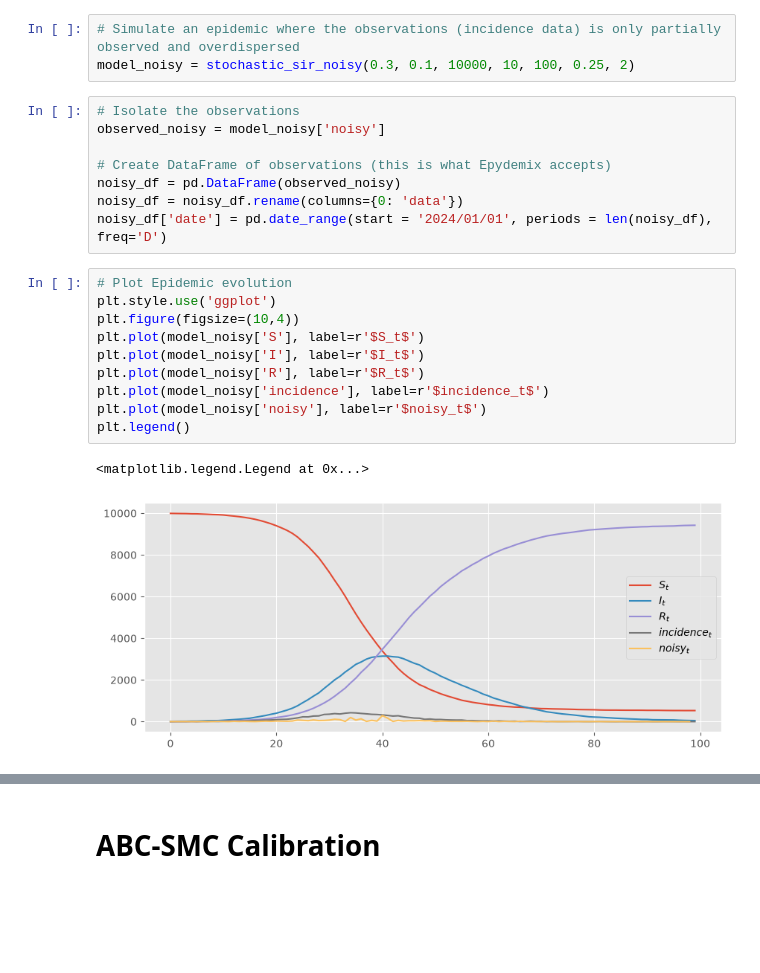
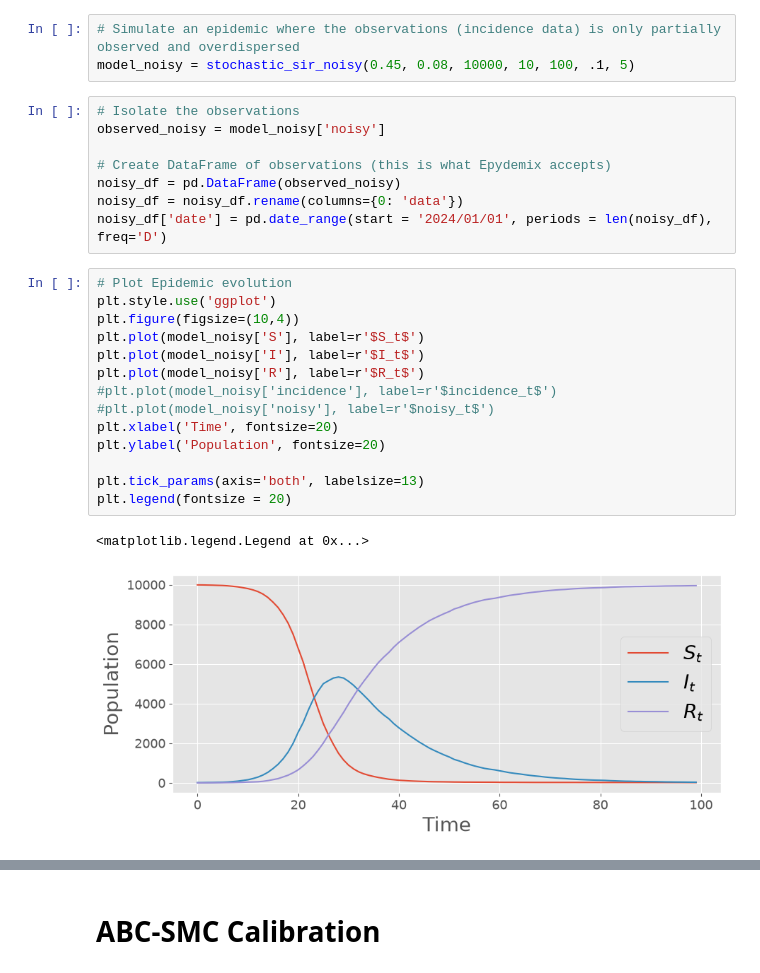
Before and after one commit to 19386928-oss/SIR_Model, a Jupyter notebook: src/Epydemix/ABC_SMC_Noisy.ipynb, the cells around one changed output, grey strips where cells are left out. Saved outputs shown, nothing was run; the diff lists cells and outputs as text; blank space fills up the shorter version.

```diff
--- a/src/Epydemix/ABC_SMC_Noisy.ipynb
+++ b/src/Epydemix/ABC_SMC_Noisy.ipynb
@@ -33,7 +33,7 @@ from Epy_functions import weighted_ess
 # Simulation
 # %%
 # Simulate an epidemic where the observations (incidence data) is only partially observed and overdispersed
-model_noisy = stochastic_sir_noisy(0.3, 0.1, 10000, 10, 100, 0.25, 2)
+model_noisy = stochastic_sir_noisy(0.45, 0.08, 10000, 10, 100, .1, 5)
 # %%
 # Isolate the observations
 observed_noisy = model_noisy['noisy']
@@ -45,16 +45,20 @@ noisy_df['date'] = pd.date_range(start = '2024/01/01', periods = len(noisy_df),
 # %%
 # Plot Epidemic evolution
 plt.style.use('ggplot')
 plt.figure(figsize=(10,4))
 plt.plot(model_noisy['S'], label=r'$S_t$')
 plt.plot(model_noisy['I'], label=r'$I_t$')
 plt.plot(model_noisy['R'], label=r'$R_t$')
-plt.plot(model_noisy['incidence'], label=r'$incidence_t$')
-plt.plot(model_noisy['noisy'], label=r'$noisy_t$')
-plt.legend()
+#plt.plot(model_noisy['incidence'], label=r'$incidence_t$')
+#plt.plot(model_noisy['noisy'], label=r'$noisy_t$')
+plt.xlabel('Time', fontsize=20)
+plt.ylabel('Population', fontsize=20)
+
+plt.tick_params(axis='both', labelsize=13)
+plt.legend(fontsize = 20)
 # %% [output]
 <matplotlib.legend.Legend at 0x...>
-[figure, old version]
+[figure, new version]
 # %%
 # Plot of true incidences vs observed incidences
 plt.style.use('ggplot')
```
Also changed, not shown: parts of 1 cell of this notebook, 3 other files.
